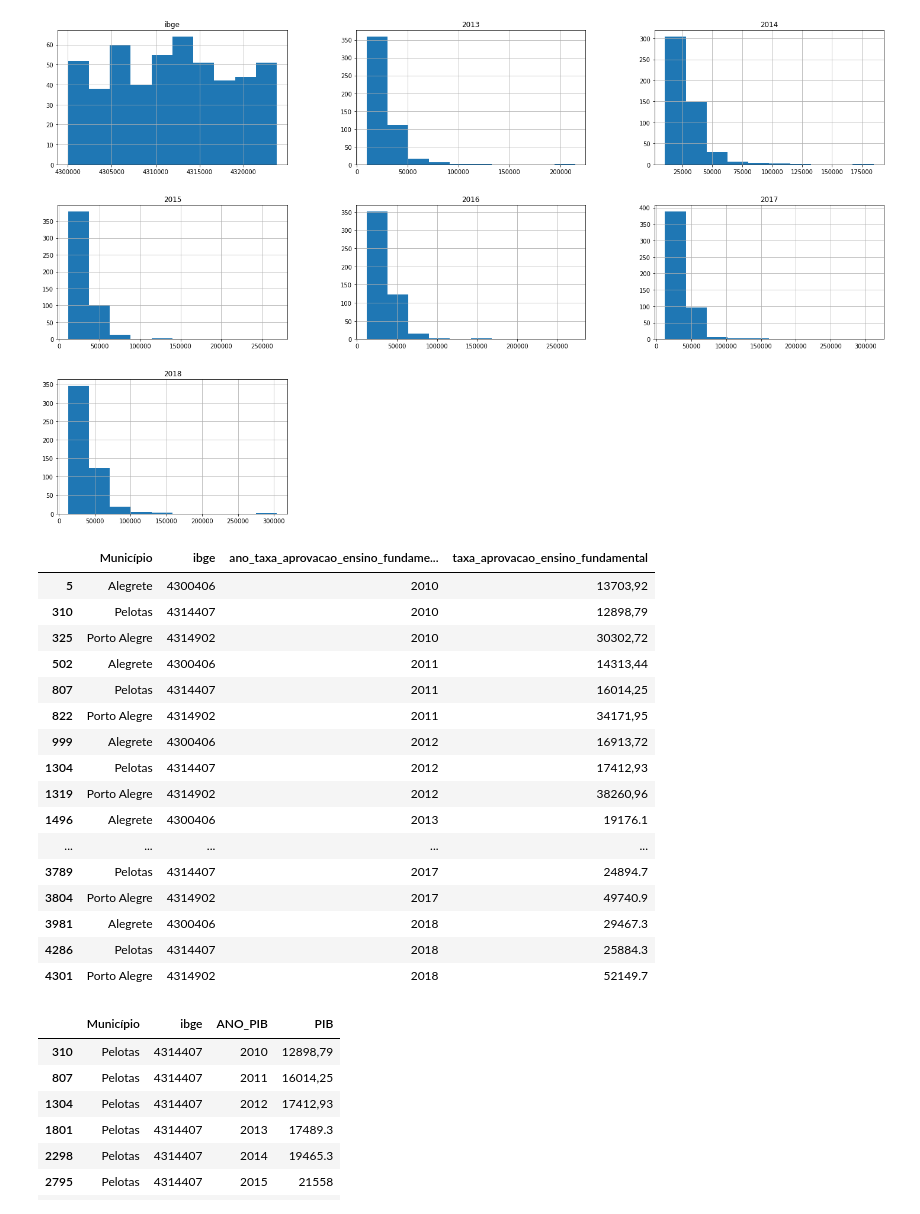
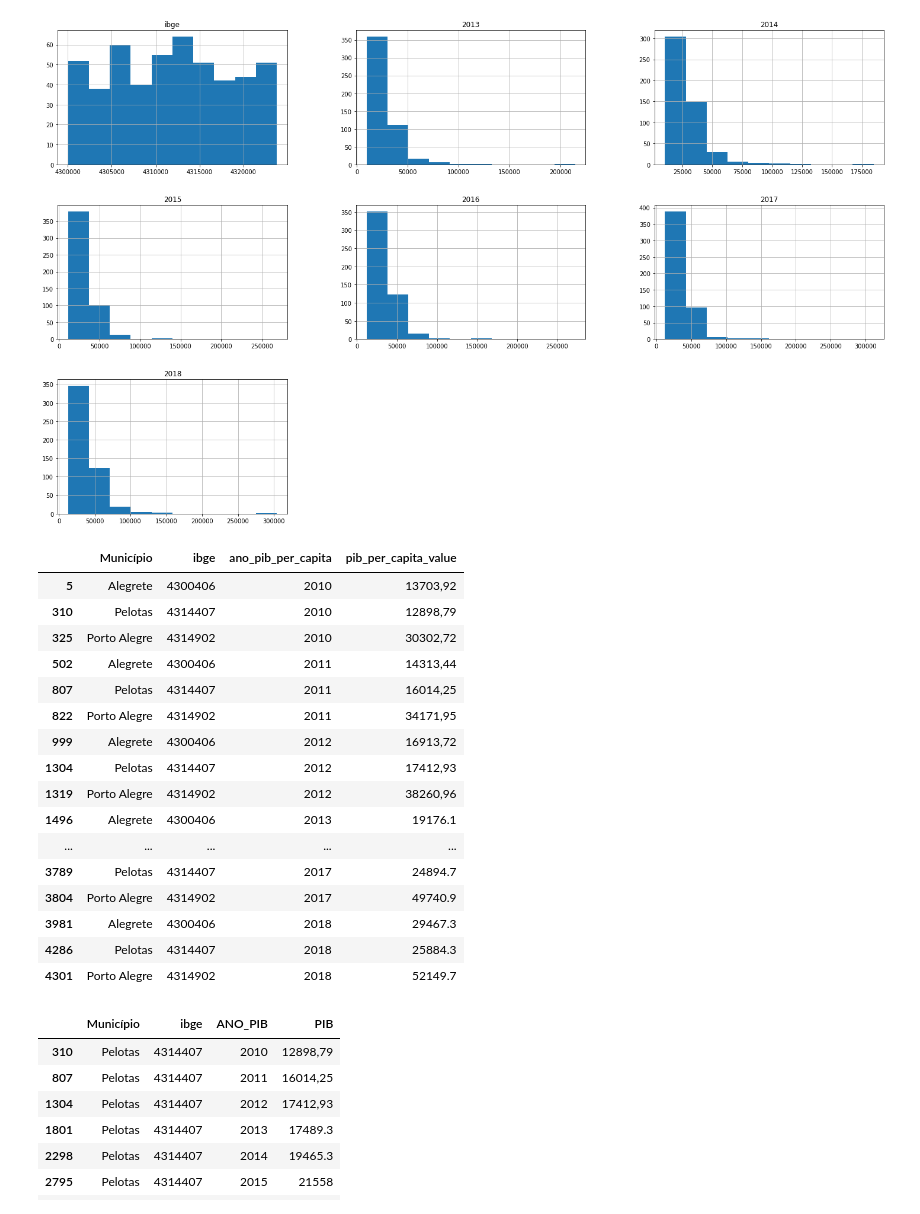
Before and after one commit to eugeniothiago/tcc_economia, a Jupyter notebook: notebook.ipynb, the cells around one changed output. Saved outputs shown, nothing was run; the diff lists cells and outputs as text; code cells hidden in the pictures.

```diff
--- a/notebook.ipynb
+++ b/notebook.ipynb
@@ -103,7 +78,7 @@ initial_data_melted = initial_data.melt(id_vars=['Município','ibge'], var_name=
 # %%
-initial_data_melted[initial_data_melted.Município.isin(['Pelotas','Porto Alegre','Alegrete'])]
+melted_data[melted_data.Município.isin(['Pelotas','Porto Alegre','Alegrete'])]
 # %% [output]
-|  | Município | ibge | ano_taxa_aprovacao_ensino_fundame... | taxa_aprovacao_ensino_fundamental |
+|  | Município | ibge | ano_pib_per_capita | pib_per_capita_value |
 | 5 | Alegrete | 4300406 | 2010 | 13703,92 |
 | 310 | Pelotas | 4314407 | 2010 | 12898,79 |
 | 325 | Porto Alegre | 4314902 | 2010 | 30302,72 |
```
Also changed, not shown: parts of 7 cells of this notebook.
